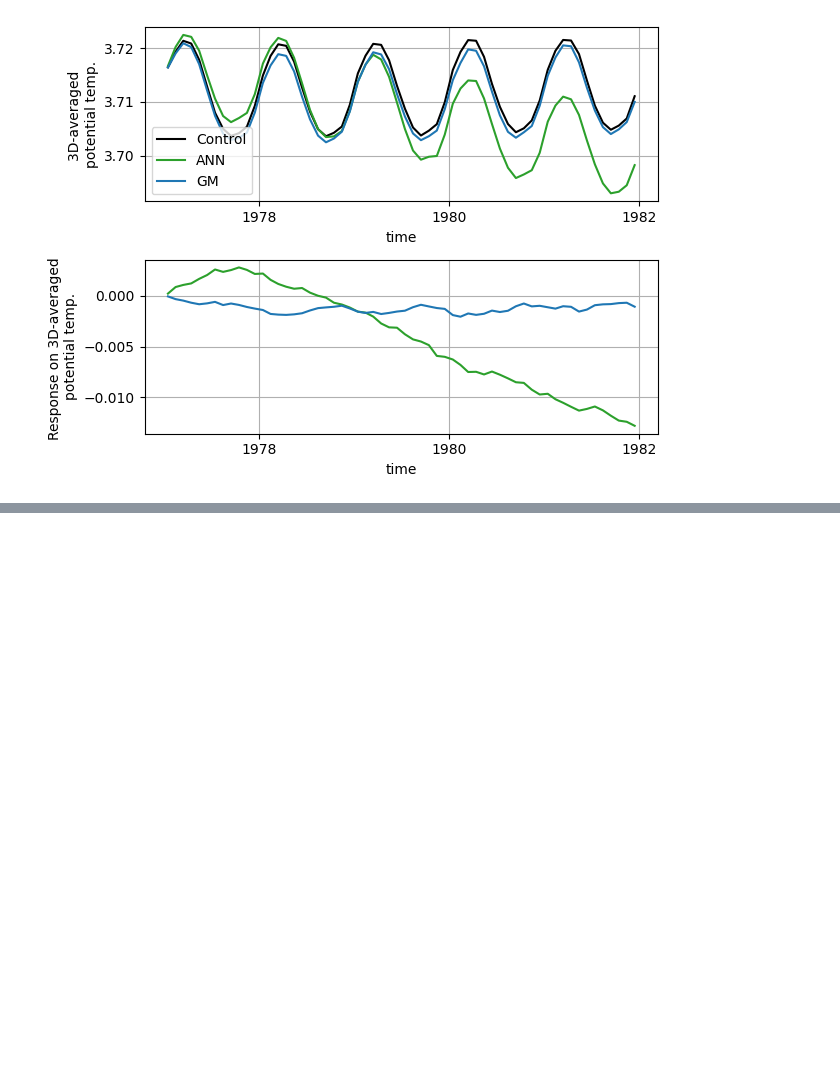
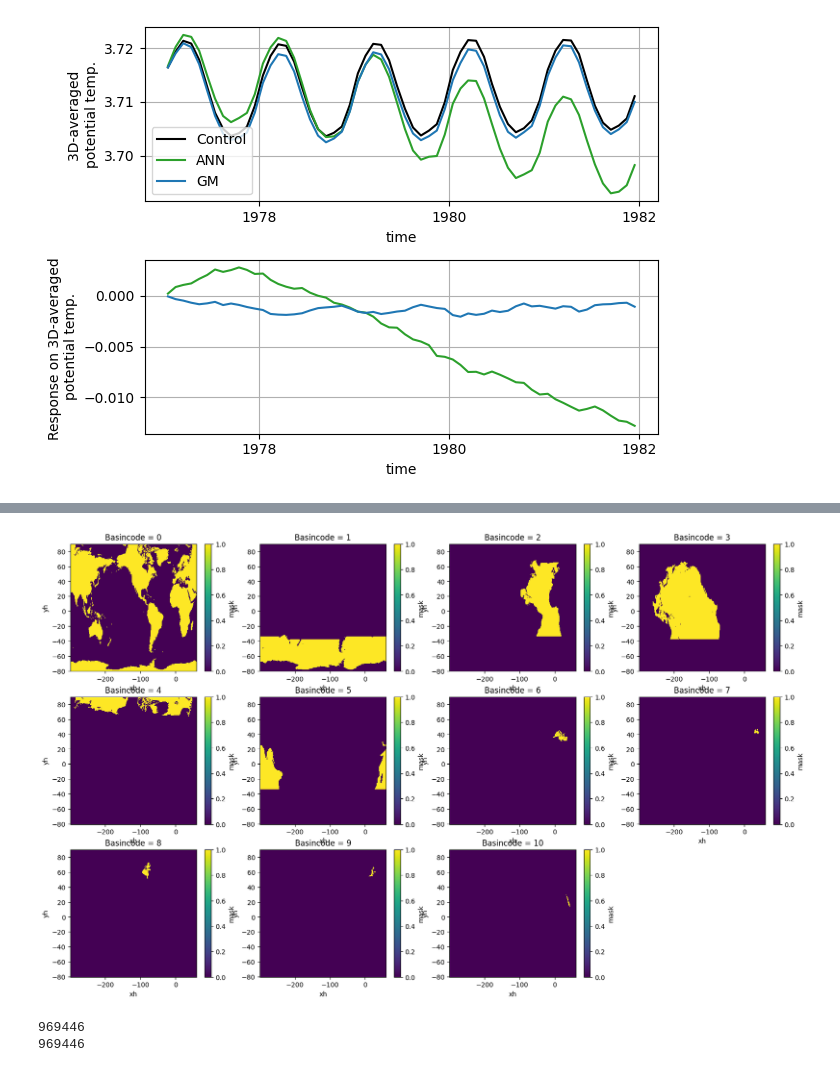
Before and after one commit to m2lines/calibration-MOM6, a Jupyter notebook: notebooks/prepare-thetao-dataset.ipynb, the cells around one changed output, grey strips where cells are left out. Saved outputs shown, nothing was run; the diff lists cells and outputs as text; code cells hidden in the pictures; blank space fills up the shorter version.

```diff
--- a/notebooks/prepare-thetao-dataset.ipynb
+++ b/notebooks/prepare-thetao-dataset.ipynb
@@ -211,0 +246,16 @@ plt.tight_layout()
+# %%
+basincodes = generate_basin_codes(param, lon='geolon', lat='geolat', mask='wet')
+# %%
+plt.figure(figsize=(20,12))
+for i in range(11):
+    plt.subplot(3,4,i+1)
+    (basincodes==i).plot()
+    plt.title(f'Basincode = {i}')
+# %% [output]
+[figure, added]
+# %%
+print((basincodes>0).sum().data)
+print((param.wet>0).sum().data)
+# %% [output]
+969446
+969446
```
Also changed, not shown: parts of 38 cells of this notebook.
